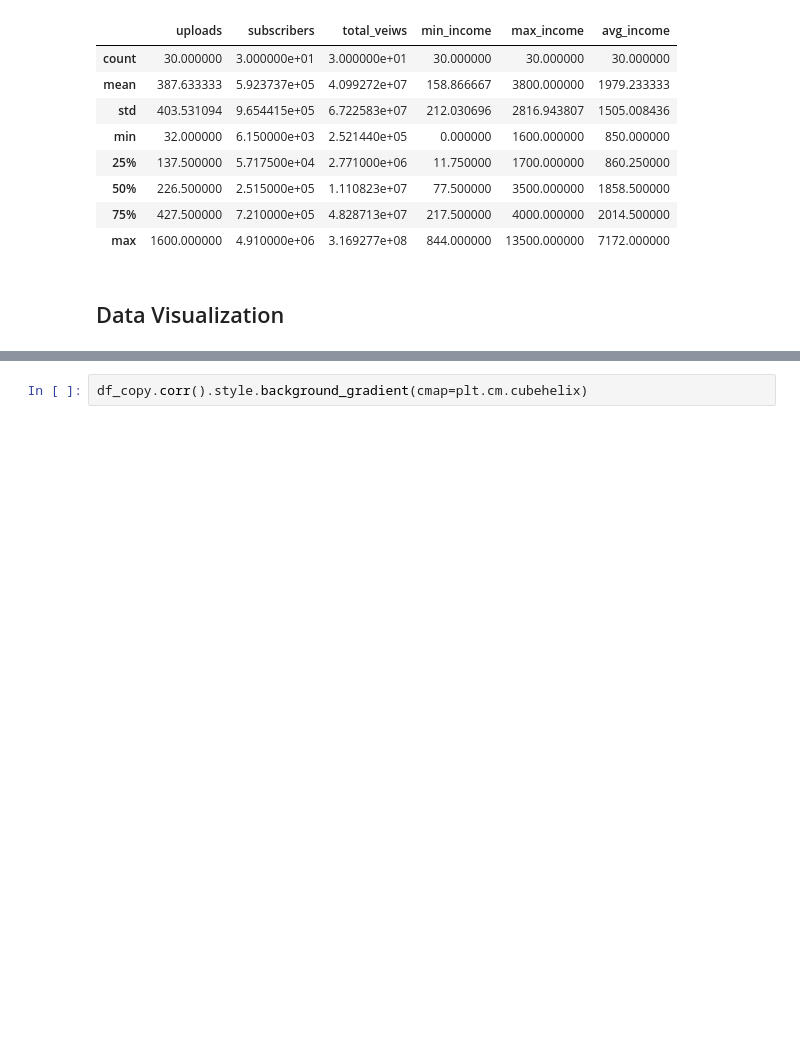
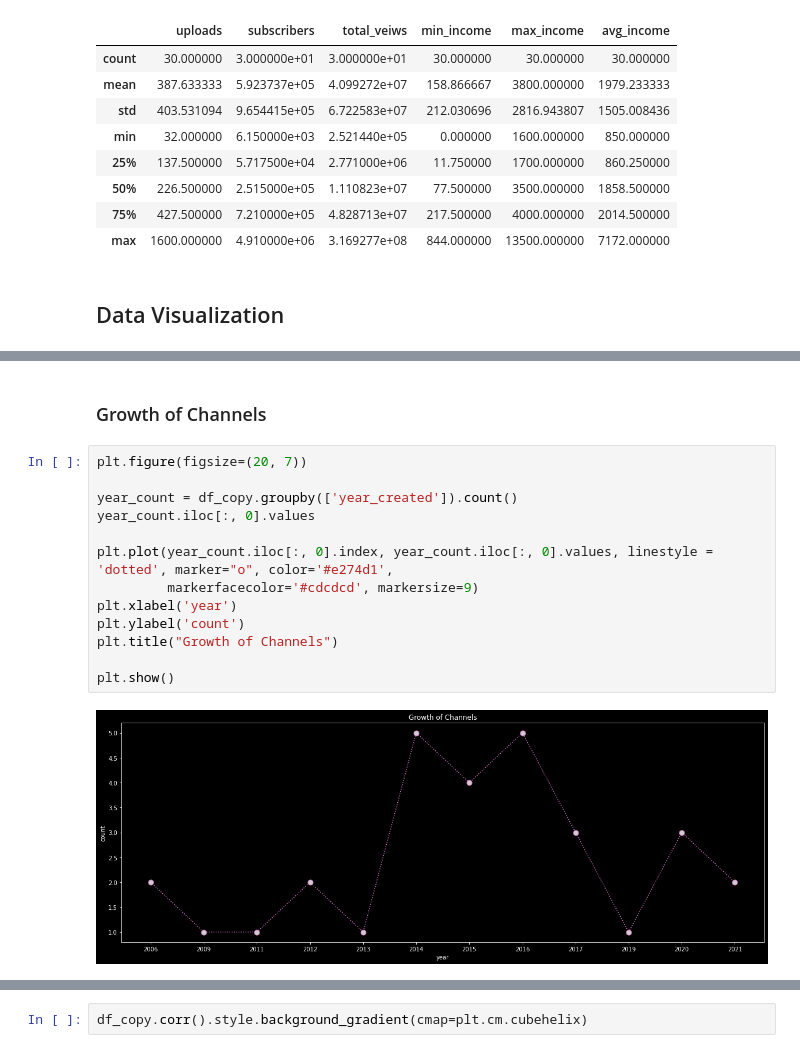
Before and after one commit to dasdebjeet/data_science, a Jupyter notebook: kaggle_practice/yt-topDS-channels-data/model.ipynb, the cells around one changed output, grey strips where cells are left out. Saved outputs shown, nothing was run; the diff lists cells and outputs as text; blank space fills up the shorter version.

```diff
--- a/kaggle_practice/yt-topDS-channels-data/model.ipynb
+++ b/kaggle_practice/yt-topDS-channels-data/model.ipynb
@@ -187,0 +178,17 @@ plt.show()
+# %% [markdown]
+### Growth of Channels
+# %%
+plt.figure(figsize=(20, 7))
+
+year_count = df_copy.groupby(['year_created']).count()
+year_count.iloc[:, 0].values
+
+plt.plot(year_count.iloc[:, 0].index, year_count.iloc[:, 0].values, linestyle = 'dotted', marker="o", color='#e274d1',
+         markerfacecolor='#cdcdcd', markersize=9)
+plt.xlabel('year')
+plt.ylabel('count')
+plt.title("Growth of Channels")
+
+plt.show()
+# %% [output]
+[figure, added]
```
Also changed, not shown: parts of 9 cells of this notebook.
